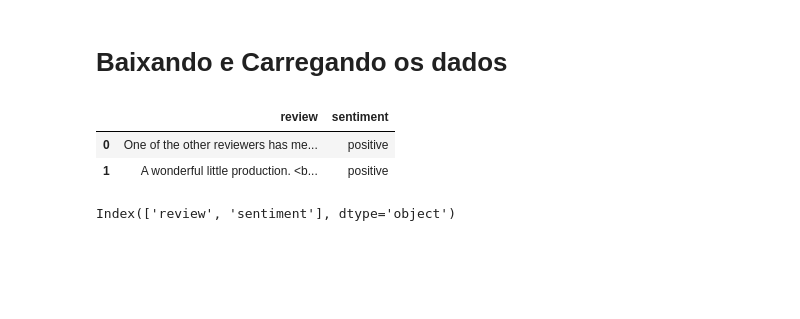
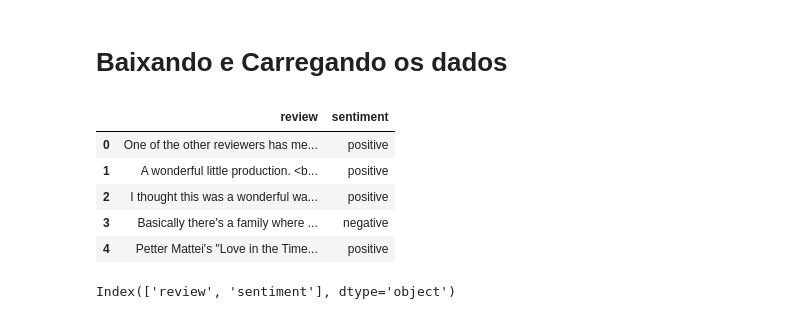
Before and after one commit to danielcarvalho99/Projeto-NLP, a Jupyter notebook: notebooks_explicativos/Simbolico.ipynb, the cells around one changed output. Saved outputs shown, nothing was run; the diff lists cells and outputs as text; code cells hidden in the pictures; blank space fills up the shorter version.

```diff
--- a/notebooks_explicativos/Simbolico.ipynb
+++ b/notebooks_explicativos/Simbolico.ipynb
@@ -89,10 +79,13 @@ from bs4 import BeautifulSoup
 # %%
 df = pd.read_csv('../data/imdb_reviews.csv')
-df.head(2)
+df.head(5)
 # %% [output]
 |  | review | sentiment |
 | 0 | One of the other reviewers has me... | positive |
 | 1 | A wonderful little production. <b... | positive |
+| 2 | I thought this was a wonderful wa... | positive |
+| 3 | Basically there's a family where ... | negative |
+| 4 | Petter Mattei's "Love in the Time... | positive |
 # %%
 df.columns
 # %% [output]
```
Also changed, not shown: parts of 21 cells of this notebook, 6 other files.
